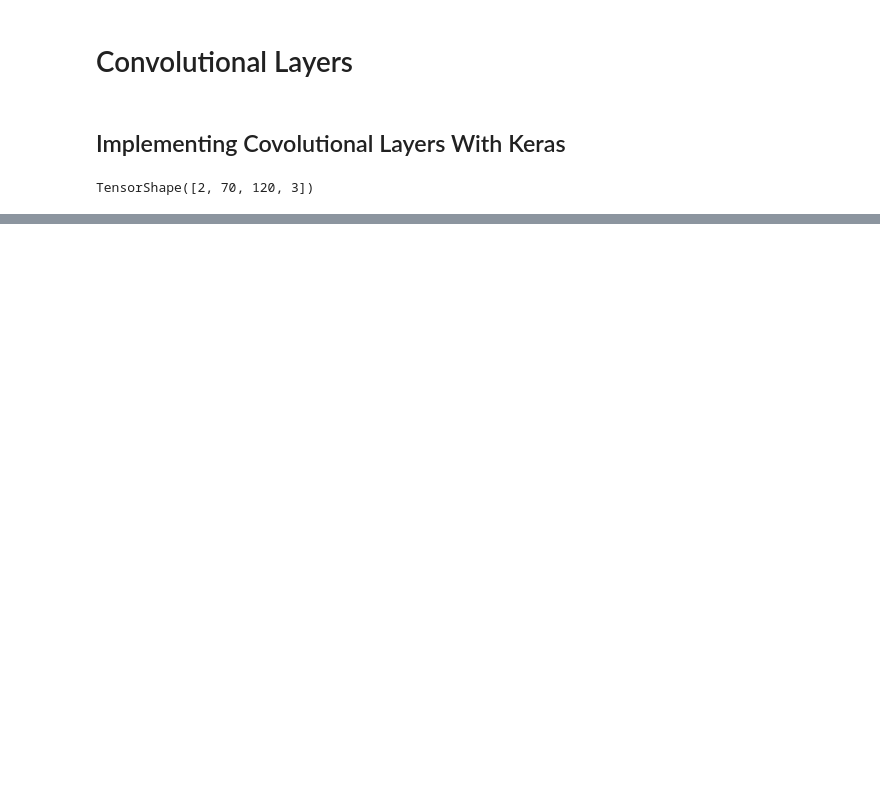
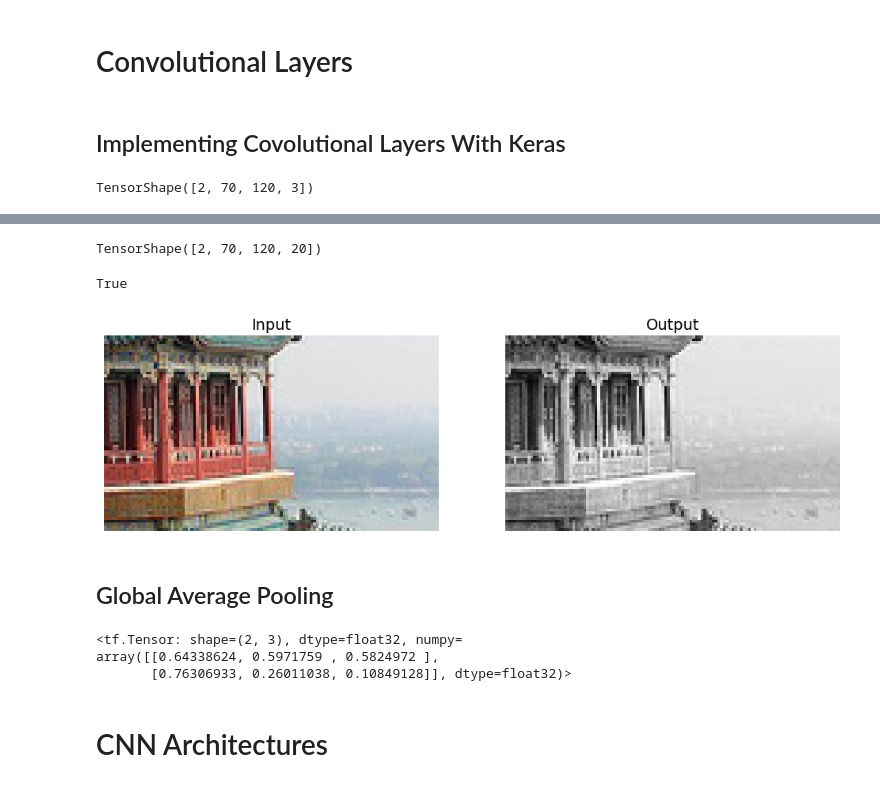
Before and after one commit to lmtriwork/learningML, a Jupyter notebook: Chapter14_Deep_computer_vision_using_CNN.ipynb, the cells around one changed output, grey strips where cells are left out. Cells and saved outputs as stored; diff of their text form; code cells hidden in the pictures; blank space fills up the shorter version.

```diff
--- a/Chapter14_Deep_computer_vision_using_CNN.ipynb
+++ b/Chapter14_Deep_computer_vision_using_CNN.ipynb
@@ -50,0 +184,45 @@ TensorShape([2, 70, 120, 3])
+# %%
+#extra code – shows how to use the max_pool() op; only works on the CPU
+np.random.seed(42)
+fmaps = np.random.rand(2, 70, 120, 60)
+with tf.device("/cpu:0"):
+    output = tf.nn.max_pool(fmaps, ksize=(1, 1, 1, 3), strides=(1, 1, 1, 3),
+                            padding="VALID")
+output.shape
+# %% [output]
+TensorShape([2, 70, 120, 20])
+# %%
+class DepthPool(tf.keras.layers.Layer):
+    def __init__(self, pool_size=2, **kwargs):
+        super().__init__(**kwargs)
+        self.pool_size = pool_size
+
+    def call(self, inputs):
+        shape = tf.shape(inputs)  # shape[-1] is the number of channels
+        groups = shape[-1] // self.pool_size  # number of channel groups
+        new_shape = tf.concat([shape[:-1], [groups, self.pool_size]], axis=0)
+        return tf.reduce_max(tf.reshape(inputs, new_shape), axis=-1)
+# %%
+# extra code – shows that this custom layer gives the same result as max_pool()
+np.allclose(DepthPool(pool_size=3)(fmaps), output)
+# %% [output]
+True
+# %%
+# extra code – computes and displays the output of the depthwise pooling layer
+
+depth_output = DepthPool(pool_size=3)(images)
+
+plt.figure(figsize=(12, 8))
+plt.subplot(1, 2, 1)
+plt.title("Input")
+plt.imshow(images[0])  # plot the 1st image
+plt.axis("off")
+plt.subplot(1, 2, 2)
+plt.title("Output")
+plt.imshow(depth_output[0, ..., 0], cmap="gray")  # plot 1st image's output
+plt.axis("off")
+plt.show()
+# %% [output]
+[figure, added]
+# %% [markdown]
+## Global Average Pooling
@@ -50,0 +234,8 @@ TensorShape([2, 70, 120, 3])
+# %%
+global_avg_pool(images)
+# %% [output]
+<tf.Tensor: shape=(2, 3), dtype=float32, numpy=
+array([[0.64338624, 0.5971759 , 0.5824972 ],
+       [0.76306933, 0.26011038, 0.10849128]], dtype=float32)>
+# %% [markdown]
+# CNN Architectures
```
Also changed, not shown: parts of 27 cells of this notebook.
